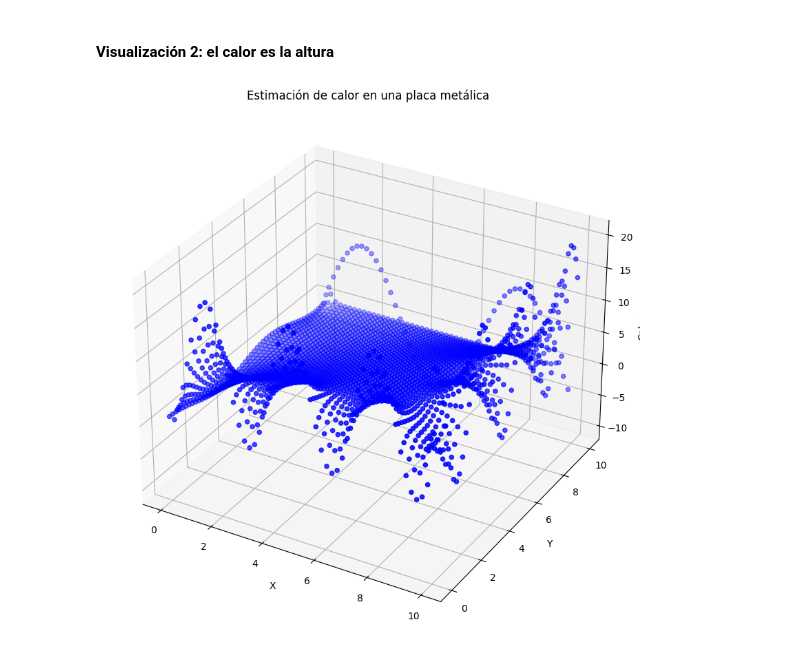
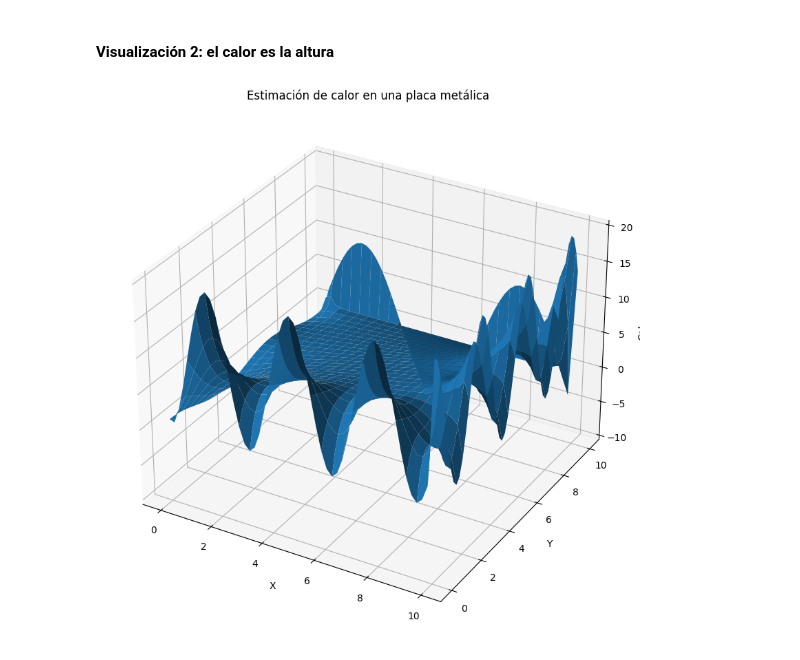
Before and after one commit to pedro9olivares/Applied-Analysis, a Jupyter notebook: lab9 - Punto extra.ipynb, the cells around one changed output. Drawn from its saved outputs; the diff is of its cells as text; code cells hidden in the pictures.

```diff
--- a/lab9 - Punto extra.ipynb
+++ b/lab9 - Punto extra.ipynb
@@ -206,16 +206,16 @@ plt.show()
 # %%
 # Este es el vector solución (sustituir por lo que regresa el método de gradiente conjugado)
 x = eje_x + eje_y
 
 # Visualizamos en 3D
 fig = plt.figure(figsize=(10, 10))
 ax = fig.add_subplot(111, projection='3d')
-ax.scatter(eje_x, eje_y, calor_con_bordes, color='blue', marker='o')
+ax.plot_surface(eje_x, eje_y, calor_con_bordes)
 
 ax.set_xlabel("X")
 ax.set_ylabel("Y")
 ax.set_zlabel("Calor")
 ax.set_title("Estimación de calor en una placa metálica")
 plt.show()
 # %% [output]
-[figure, old version]
+[figure, new version]
```
Also changed, not shown: 4 other files.
